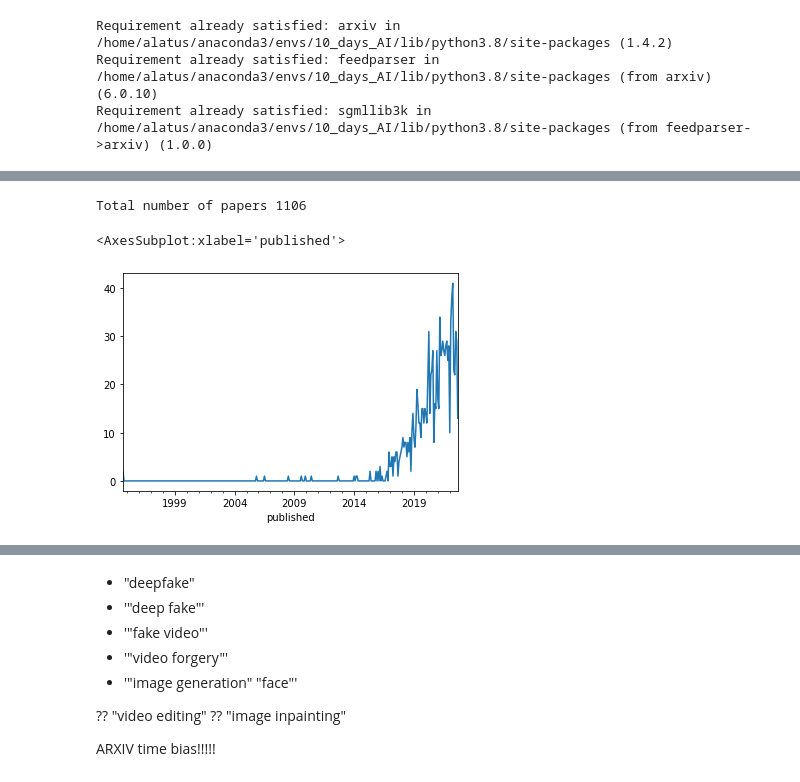
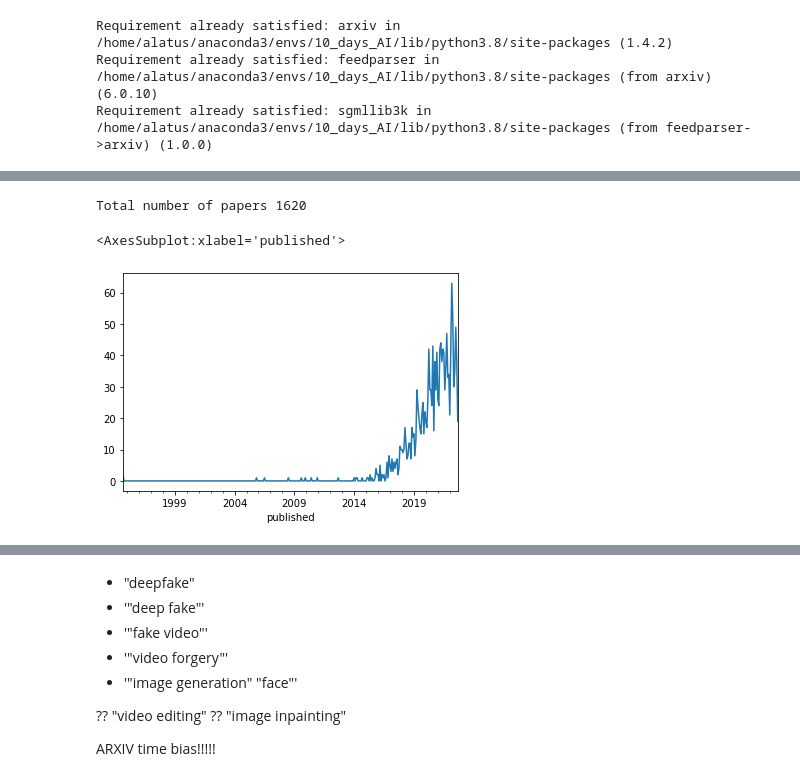
Before and after one commit to solalatus/deepfake_popularity, a Jupyter notebook: arxiv_analyzer.ipynb, the cells around one changed output, grey strips where cells are left out. Cells and saved outputs as stored; diff of their text form; code cells hidden in the pictures.

```diff
--- a/arxiv_analyzer.ipynb
+++ b/arxiv_analyzer.ipynb
@@ -8,17 +8,13 @@ Requirement already satisfied: sgmllib3k in /home/alatus/anaconda3/envs/10_days_
 import arxiv
 import pandas as pd
 # %%
-keyphrases = ['"image synthesis"', 'deepfake', 'deepfake?', '"deep-fake"', '"voice cloning"', 'fake AND voice']
+keyphrases = ['deepfake', 'deepfake?', '"deep-fake"', '"deep fake"', '"voice cloning"', '"voice conversion"', 'fake AND voice', '"image synthesis"', '"image generation" AND "face"', '"video forgery"', '"fake video"']
 #keyphrases = []
-#voice conversion
 
 
 
-#deepfake"
-#'"deep fake"'
-#'"fake video"'
-#'"video forgery"'
-#'"image generation" "face"'
+#?? "video editing"
+#?? "image inpainting"
 # %%
 from ast import literal_eval
 from tqdm.notebook import tqdm
@@ -90,9 +86,9 @@ result_df
 # %%
 print("Total number of papers",len(result_df))
 # %% [output]
-Total number of papers 1106
+Total number of papers 1620
 # %%
-result_df["url"].resample("1M").count().plot()
+result_df["url"].resample("MS").count().plot()
 # %% [output]
 <AxesSubplot:xlabel='published'>
-[figure, old version]
+[figure, new version]
```
Also changed, not shown: parts of 8 cells of this notebook, 3 other files.
